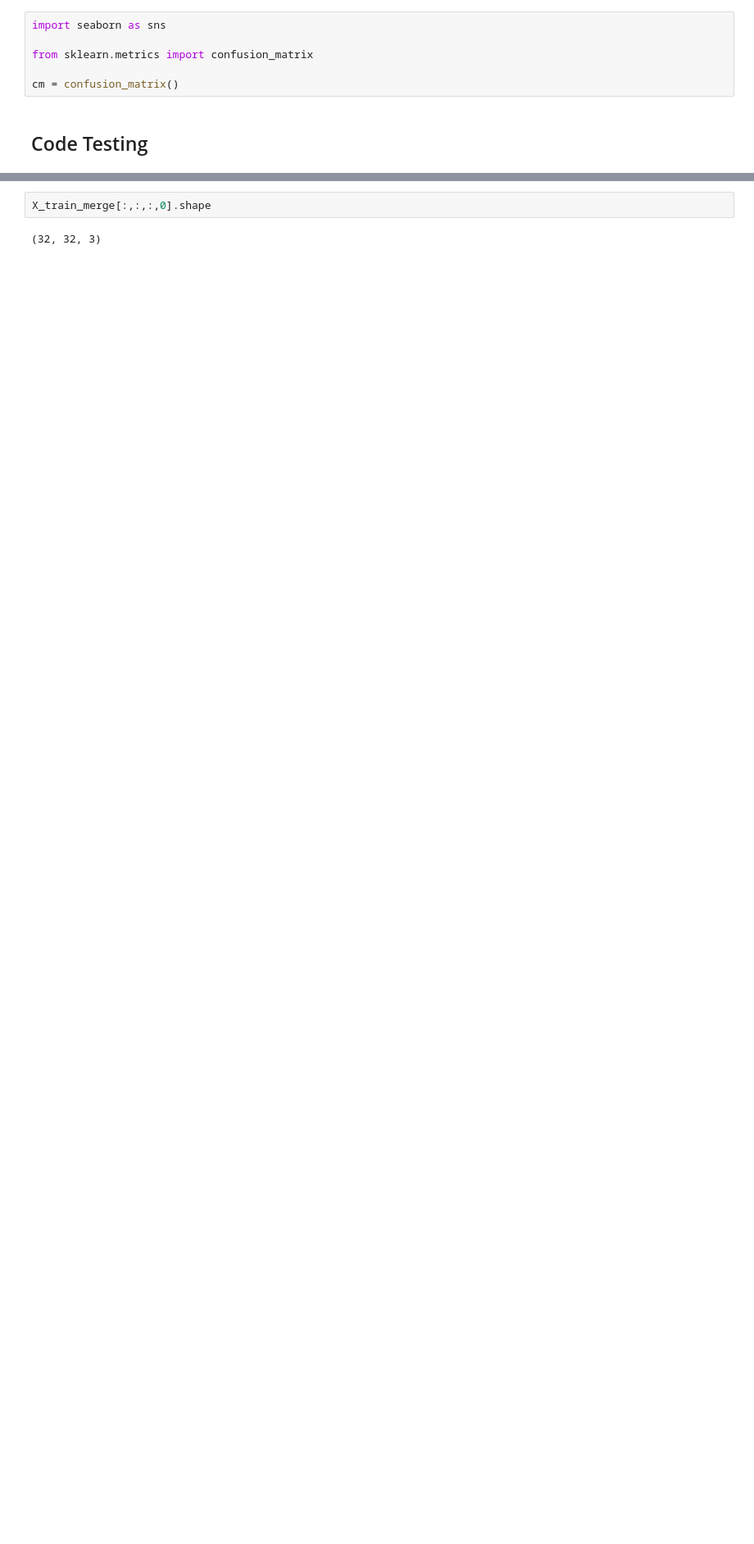
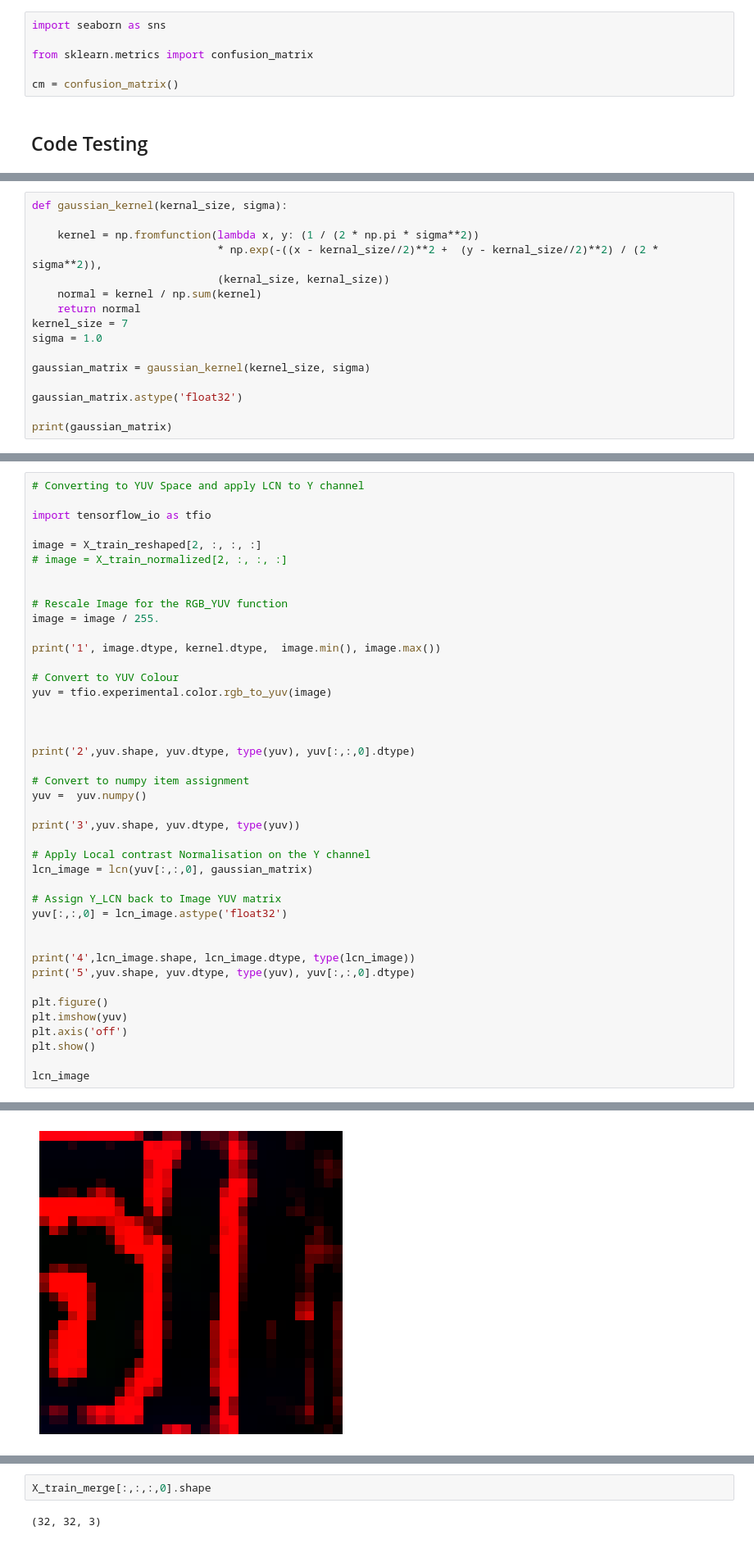
Before and after one commit to TheTrooper83/Final_project_2024, a Jupyter notebook: Model/Feature Protype.ipynb, the cells around one changed output, grey strips where cells are left out. Shown at 82% size. Saved outputs shown, nothing was run; the diff lists cells and outputs as text; blank space fills up the shorter version.

```diff
--- a/Model/Feature Protype.ipynb
+++ b/Model/Feature Protype.ipynb
@@ -866,0 +890,16 @@ kernel = np.ones((7, 7))
+# %%
+def gaussian_kernel(kernal_size, sigma):
+
+    kernel = np.fromfunction(lambda x, y: (1 / (2 * np.pi * sigma**2))
+                             * np.exp(-((x - kernal_size//2)**2 +  (y - kernal_size//2)**2) / (2 * sigma**2)),
+                             (kernal_size, kernal_size))
+    normal = kernel / np.sum(kernel)
+    return normal
+kernel_size = 7
+sigma = 1.0
+
+gaussian_matrix = gaussian_kernel(kernel_size, sigma)
+
+gaussian_matrix.astype('float32')
+
+print(gaussian_matrix)
@@ -886,0 +1327,43 @@ plt.show()
+# %%
+# Converting to YUV Space and apply LCN to Y channel
+
+import tensorflow_io as tfio
+
+image = X_train_reshaped[2, :, :, :]
+# image = X_train_normalized[2, :, :, :]
+
+
+# Rescale Image for the RGB_YUV function
+image = image / 255.
+
+print('1', image.dtype, kernel.dtype,  image.min(), image.max())
+
+# Convert to YUV Colour
+yuv = tfio.experimental.color.rgb_to_yuv(image)
+
+
+
+print('2',yuv.shape, yuv.dtype, type(yuv), yuv[:,:,0].dtype)
+
+# Convert to numpy item assignment
+yuv =  yuv.numpy()
+
+print('3',yuv.shape, yuv.dtype, type(yuv))
+
+# Apply Local contrast Normalisation on the Y channel
+lcn_image = lcn(yuv[:,:,0], gaussian_matrix)
+
+# Assign Y_LCN back to Image YUV matrix
+yuv[:,:,0] = lcn_image.astype('float32')
+
+
+print('4',lcn_image.shape, lcn_image.dtype, type(lcn_image))
+print('5',yuv.shape, yuv.dtype, type(yuv), yuv[:,:,0].dtype)
+
+plt.figure()
+plt.imshow(yuv)
+plt.axis('off')
+plt.show()
+
+lcn_image
+# %% [output]
@@ -886,0 +1376 @@ plt.show()
+[figure, added]
```
Also changed, not shown: parts of 33 cells of this notebook, 1 other file.
